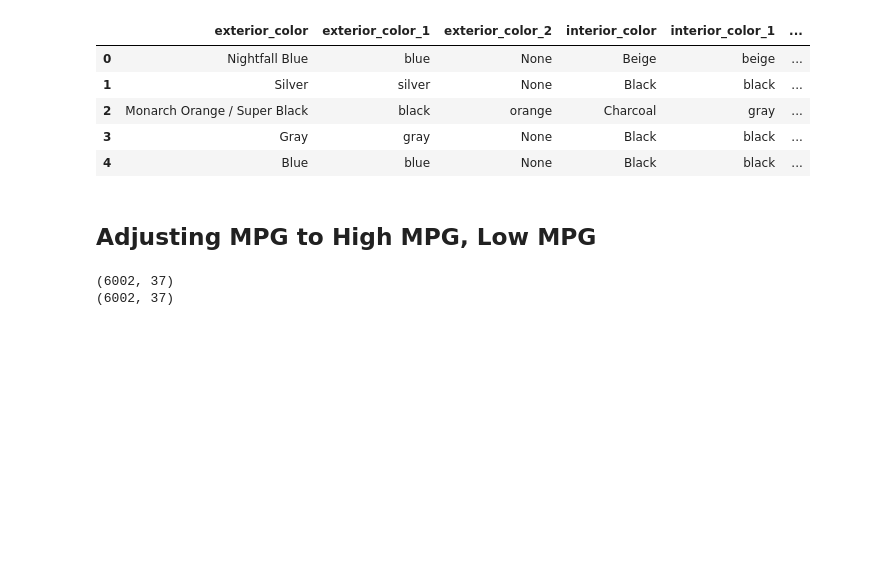
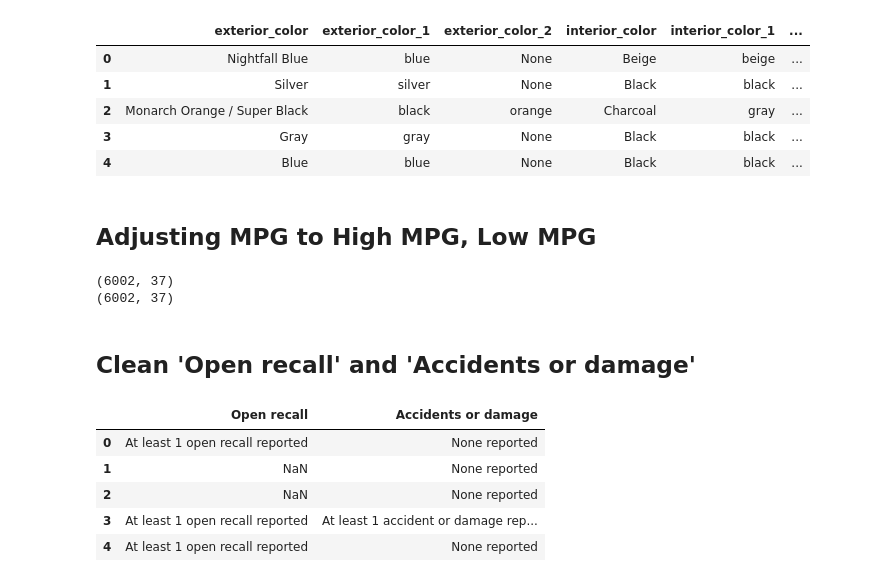
Before and after one commit to evanhollier/Cars_Project, a Jupyter notebook: data_preprocessing.ipynb, the cells around one changed output. Cells and saved outputs as stored; diff of their text form; code cells hidden in the pictures; blank space fills up the shorter version.

```diff
--- a/data_preprocessing.ipynb
+++ b/data_preprocessing.ipynb
@@ -504,3 +504,14 @@ print(df.shape)
 # %% [output]
 (6002, 37)
 (6002, 37)
+# %% [markdown]
+## Clean 'Open recall' and 'Accidents or damage'
+# %%
+df[['Open recall', 'Accidents or damage']].head()
+# %% [output]
+|  | Open recall | Accidents or damage |
+| 0 | At least 1 open recall reported | None reported |
+| 1 | NaN | None reported |
+| 2 | NaN | None reported |
+| 3 | At least 1 open recall reported | At least 1 accident or damage rep... |
+| 4 | At least 1 open recall reported | None reported |
```
Also changed, not shown: parts of 3 cells of this notebook, 2 other files.
